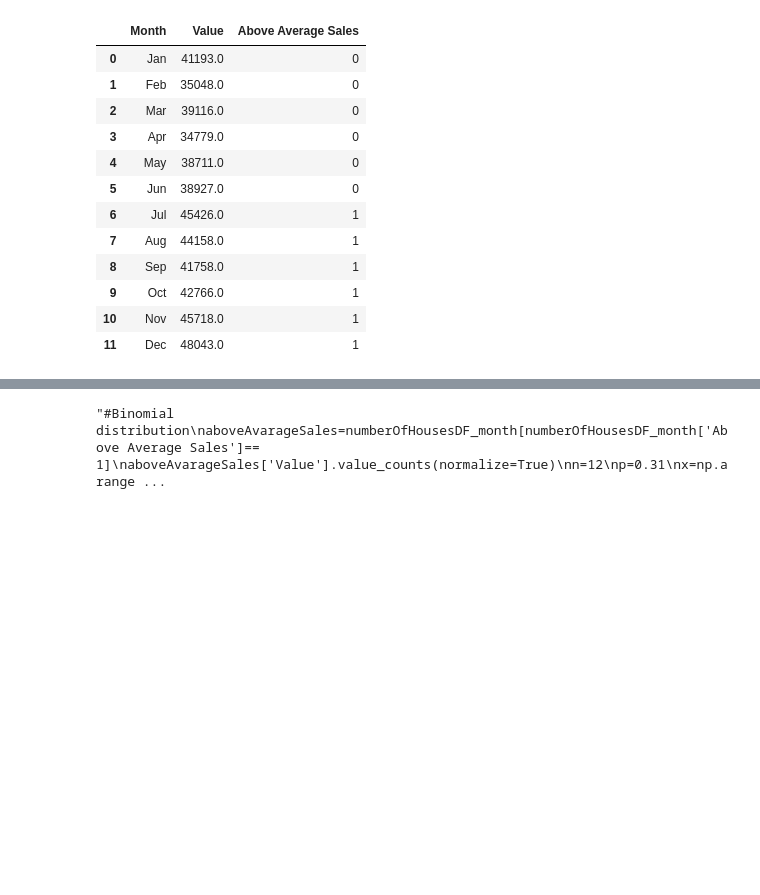
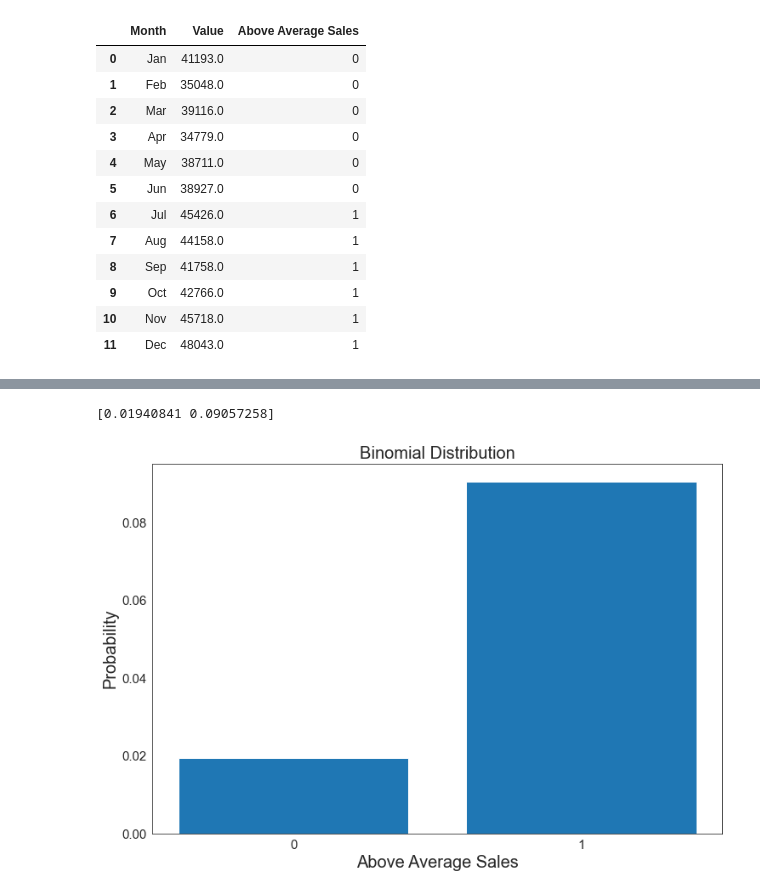
Before and after one commit to batucimenn/residentialDwellingPropertyTransactions, a Jupyter notebook: project.ipynb, the cells around one changed output, grey strips where cells are left out. Cells and saved outputs as stored; diff of their text form; code cells hidden in the pictures; blank space fills up the shorter version.

```diff
--- a/project.ipynb
+++ b/project.ipynb
@@ -503,19 +435,16 @@ label_graph(18,'Value','Probability','Bernoulli Distribution', 20)
 # %%
-"""#Binomial distribution
-aboveAvarageSales=numberOfHousesDF_month[numberOfHousesDF_month['Above Average Sales']== 1]
-aboveAvarageSales['Value'].value_counts(normalize=True)
+#Binomial distribution
+aboveAvarageSales=numberOfHousesDF_month[numberOfHousesDF_month["Above Average Sales"]== 1]
+aboveAvarageSales["Value"].value_counts(normalize=True)
 n=12
-p=0.31
+p=0.28
 x=np.arange(0,2)
 fig,ax=plt.subplots(figsize=(12,8))
 pmf=stats.binom.pmf(x,n,p)
 pps=plt.bar(x,pmf)
 print(pmf)
-for w in pps:
-    height=w.get_height()
-    ax.text(x=w.get_x()+w.get_width()/2,y=height+0.001,
-           s='{}%'.format(round(height,2)),ha='center',fontsize=20,color='r')
 plt.locator_params(integer=True)
-label_graph(15,'Above Average Sales', 'Probability', 'Binomial Distribution (n={n},p={p})',20)"""
+label_graph(15,"Above Average Sales", "Probability", "Binomial Distribution",20)
 # %% [output]
-"#Binomial distribution\naboveAvarageSales=numberOfHousesDF_month[numberOfHousesDF_month['Above Average Sales']== 1]\naboveAvarageSales['Value'].value_counts(normalize=True)\nn=12\np=0.31\nx=np.arange ...
+[0.01940841 0.09057258]
+[figure, added]
```
Also changed, not shown: parts of 51 cells of this notebook.
